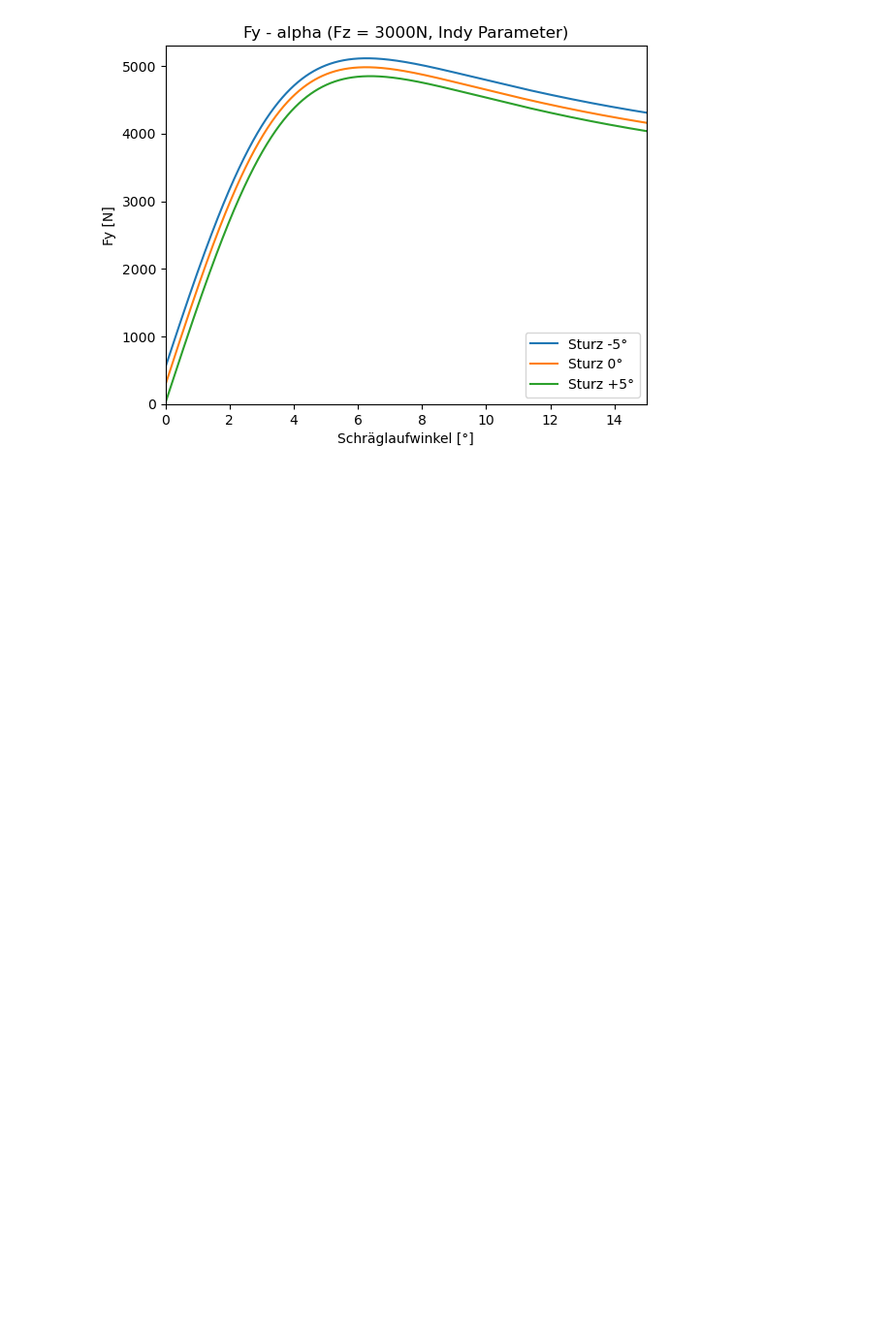
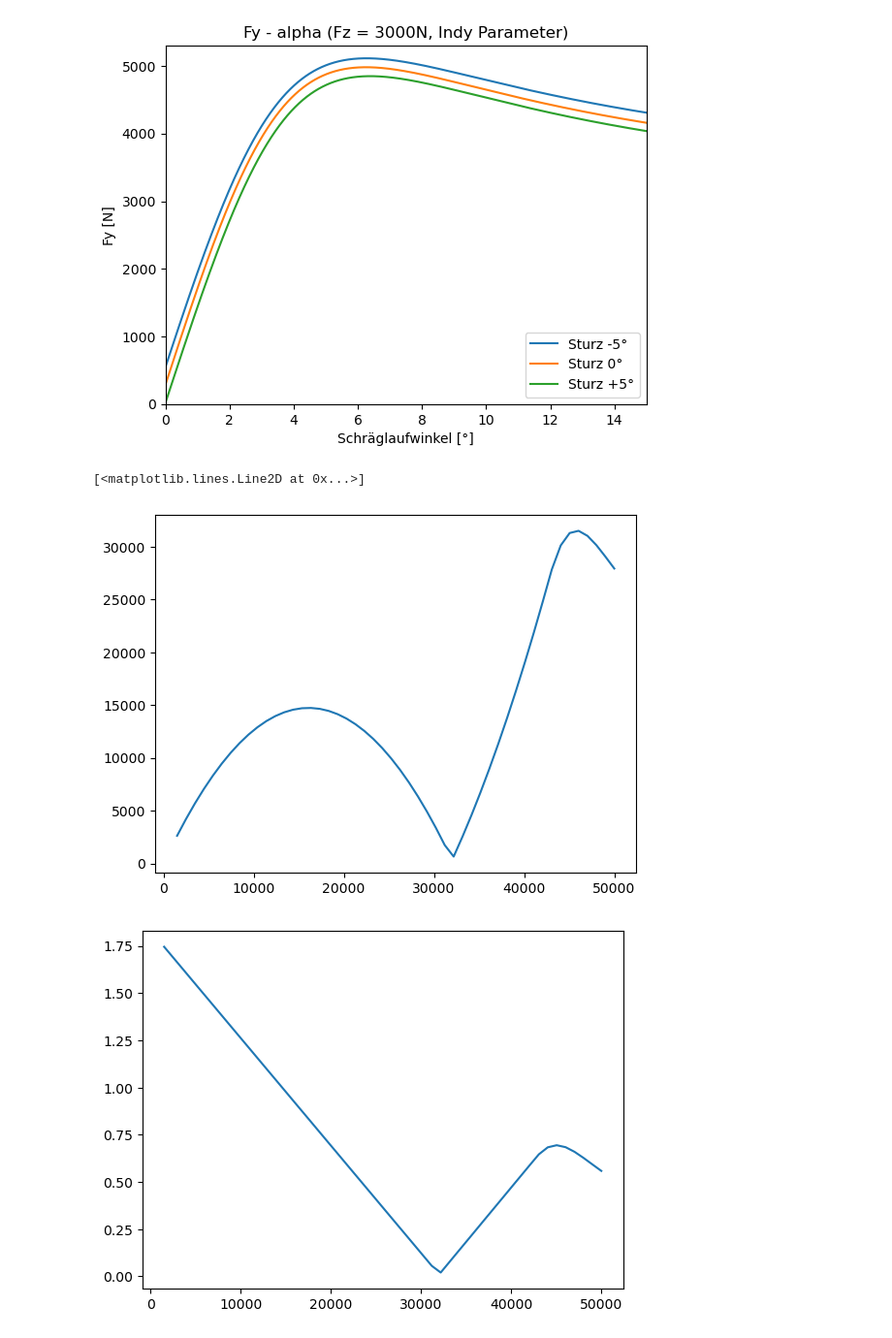
Before and after one commit to BenediktRuhland/SA-Tire-model, a Jupyter notebook: comparision/Spax_Abb_BA.ipynb, the cells around one changed output. Shown: that part at 97% size. Saved outputs shown, nothing was run; the diff lists cells and outputs as text; code cells hidden in the pictures; blank space fills up the shorter version.

```diff
--- a/comparision/Spax_Abb_BA.ipynb
+++ b/comparision/Spax_Abb_BA.ipynb
@@ -133,3 +134,27 @@ plt.title('Fy - alpha (Fz = 3000N, Indy Parameter)')
 # %% [output]
 Text(0.5, 1.0, 'Fy - alpha (Fz = 3000N, Indy Parameter)')
 [figure]
+# %%
+#Reibschlussbeiwert
+
+Fz = np.linspace(1500,50000,50)
+Sy = np.linspace(0,0.3,10000)
+Sy1 = np.linspace(0,15,10000)
+Fz0 = 3114
+
+F = np.zeros(len(Fz))
+F_reib = np.zeros(len(Fz))
+for i in range(len(F)):
+
+    F[i] = np.max(pa52pa.Pacejka52_lat(Fz[i],Sy,0,Fz0,'INDY')[0])
+    F_reib[i] = np.max(pa52pa.Pacejka52_lat(Fz[i],Sy,0,Fz0,'INDY')[0]) / Fz[i]
+
+plt.figure(1)
+plt.plot(Fz,F)
+
+plt.figure(2)
+plt.plot(Fz, F_reib)
+# %% [output]
+[<matplotlib.lines.Line2D at 0x...>]
+[figure, added]
+[figure, added]
```
Also changed, not shown: parts of 1 cell of this notebook, 5 other files.
